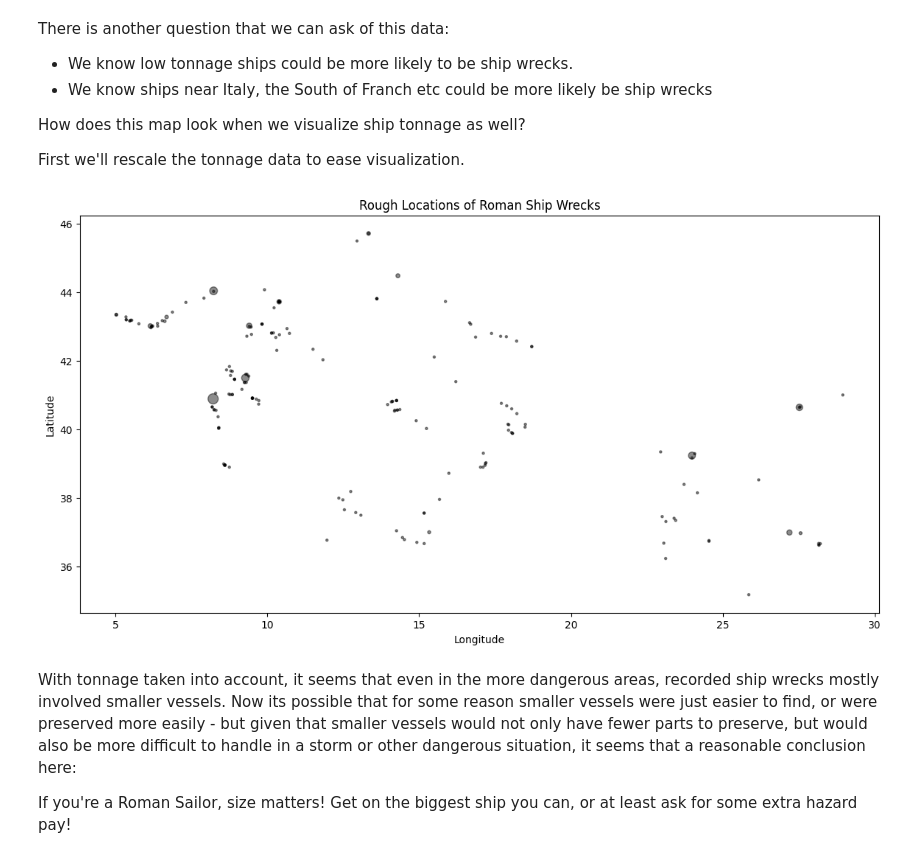
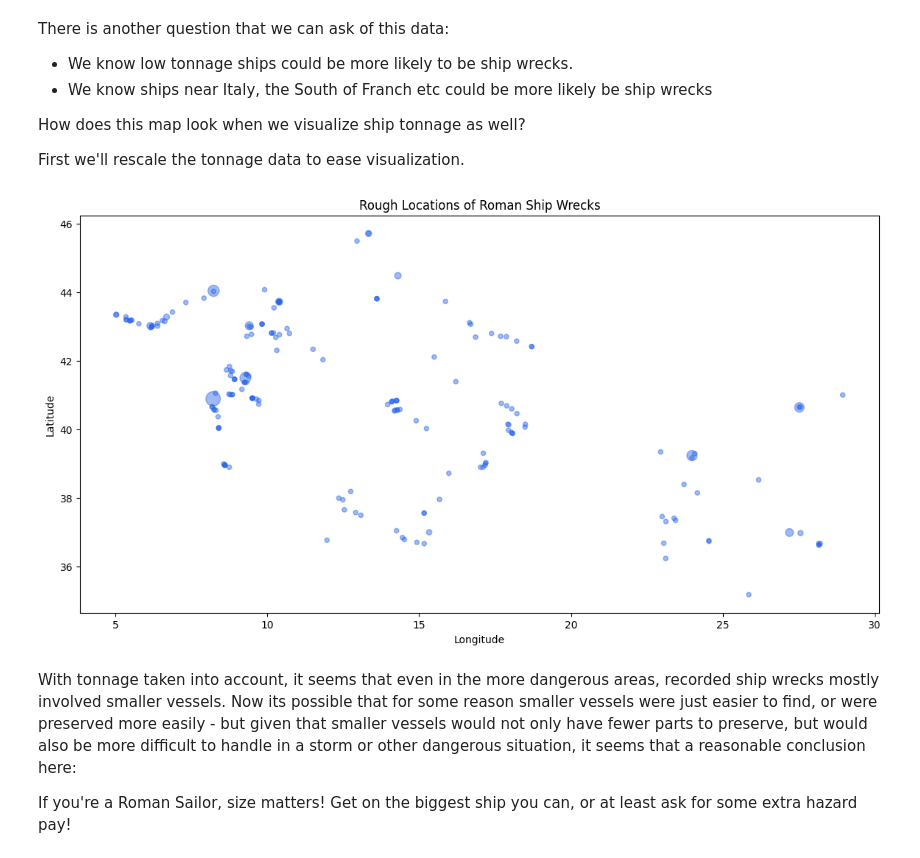
Before and after one commit to streklin/dsnd-project-1, a Jupyter notebook: most_dangerous_voyages.ipynb, the cells around one changed output. Cells and saved outputs as stored; diff of their text form; code cells hidden in the pictures.

```diff
--- a/most_dangerous_voyages.ipynb
+++ b/most_dangerous_voyages.ipynb
@@ -401,20 +401,20 @@ How does this map look when we visualize ship tonnage as well?
 
 First we'll rescale the tonnage data to ease visualization.
 # %%
-new_min = 5
-new_max = 100
+new_min = 20
+new_max = 200
 old_min = df_latlong["Estimated tonnage"].min()
 old_max = df_latlong["Estimated tonnage"].max()
 df_latlong["Estimated tonnage"] = new_min + (df_latlong["Estimated tonnage"] - old_min) * (new_max - new_min) / (old_max - old_min)
 # %%
 plt.figure(figsize=(14, 7))
-plt.scatter(x=df_latlong["Longitude"], y=df_latlong["Latitude"], s=df_latlong["Estimated tonnage"], alpha=0.45, color="black")
+plt.scatter(x=df_latlong["Longitude"], y=df_latlong["Latitude"], s=df_latlong["Estimated tonnage"], alpha=0.45, color="#2B65EC")
 plt.title("Rough Locations of Roman Ship Wrecks")
 plt.xlabel("Longitude")
 plt.ylabel("Latitude")
-plt.savefig("shipwrecks_locations.png");
+plt.savefig("docs/images/shipwrecks_locations.png", bbox_inches="tight");
 # %% [output]
-[figure, old version]
+[figure, new version]
 # %% [markdown]
 With tonnage taken into account, it seems that even in the more dangerous areas, recorded ship wrecks mostly involved smaller vessels. Now its possible that for some reason smaller vessels were just easier to find, or were preserved more easily - but given that smaller vessels would not only have fewer parts to preserve, but would also be more difficult to handle in a storm or other dangerous situation, it seems that a reasonable conclusion here:
 
```
Also changed, not shown: parts of 6 cells of this notebook, 14 other files.
